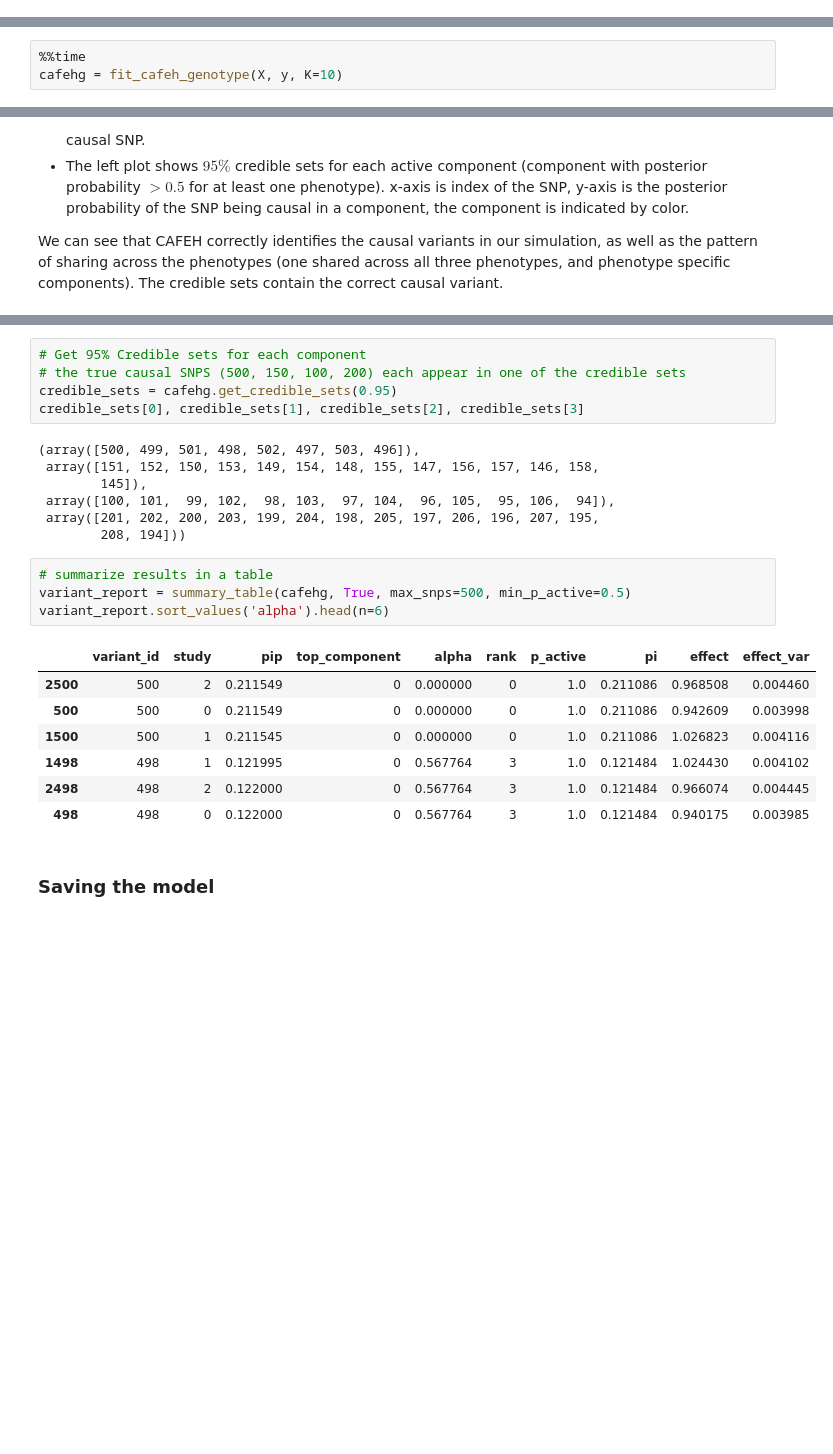
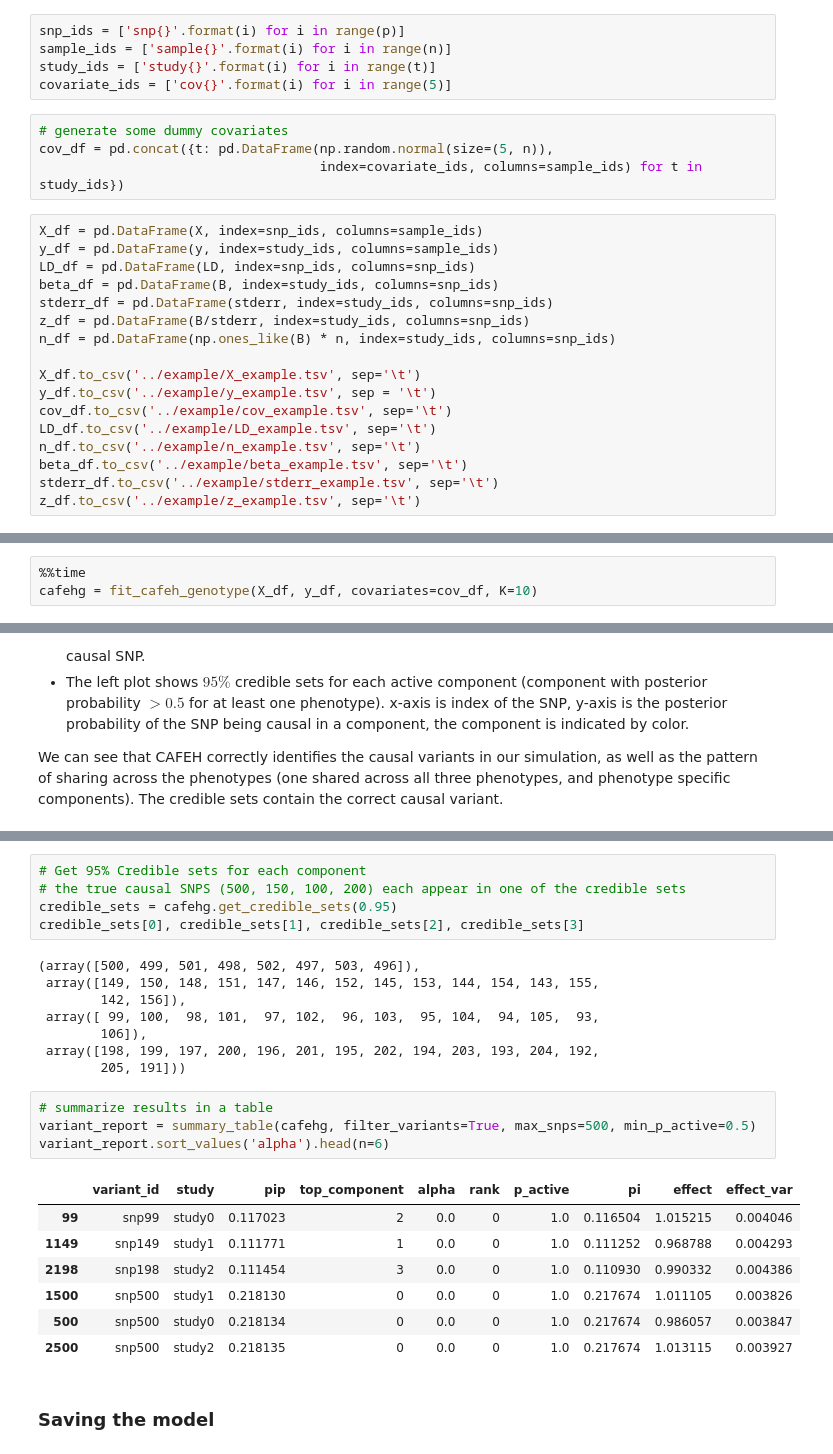
Before and after one commit to karltayeb/cafeh, a Jupyter notebook: notebooks/CAFEH_demo.ipynb, the cells around one changed output, grey strips where cells are left out. Saved outputs shown, nothing was run; the diff lists cells and outputs as text; blank space fills up the shorter version.

```diff
--- a/notebooks/CAFEH_demo.ipynb
+++ b/notebooks/CAFEH_demo.ipynb
@@ -59,3 +61,29 @@ Text(0.5, 1.0, 'Simulation LD Matrix')
+# %%
+snp_ids = ['snp{}'.format(i) for i in range(p)]
+sample_ids = ['sample{}'.format(i) for i in range(n)]
+study_ids = ['study{}'.format(i) for i in range(t)]
+covariate_ids = ['cov{}'.format(i) for i in range(5)]
+# %%
+# generate some dummy covariates
+cov_df = pd.concat({t: pd.DataFrame(np.random.normal(size=(5, n)),
+                                    index=covariate_ids, columns=sample_ids) for t in study_ids})
+# %%
+X_df = pd.DataFrame(X, index=snp_ids, columns=sample_ids)
+y_df = pd.DataFrame(y, index=study_ids, columns=sample_ids)
+LD_df = pd.DataFrame(LD, index=snp_ids, columns=snp_ids)
+beta_df = pd.DataFrame(B, index=study_ids, columns=snp_ids)
+stderr_df = pd.DataFrame(stderr, index=study_ids, columns=snp_ids)
+z_df = pd.DataFrame(B/stderr, index=study_ids, columns=snp_ids)
+n_df = pd.DataFrame(np.ones_like(B) * n, index=study_ids, columns=snp_ids)
+
+X_df.to_csv('../example/X_example.tsv', sep='\t')
+y_df.to_csv('../example/y_example.tsv', sep = '\t')
+cov_df.to_csv('../example/cov_example.tsv', sep='\t')
+LD_df.to_csv('../example/LD_example.tsv', sep='\t')
+n_df.to_csv('../example/n_example.tsv', sep='\t')
+beta_df.to_csv('../example/beta_example.tsv', sep='\t')
+stderr_df.to_csv('../example/stderr_example.tsv', sep='\t')
+z_df.to_csv('../example/z_example.tsv', sep='\t')
 # %% [markdown]
 ## Fitting CAFEH
 
@@ -93,5 +121,5 @@ In the `fit_` routines we fit the model using `weight_ard_active_fit_procedure`.
 3. Fit all parameters in the model
 # %%
 %%time
-cafehg = fit_cafeh_genotype(X, y, K=10)
+cafehg = fit_cafeh_genotype(X_df, y_df, covariates=cov_df, K=10)
 # %% [output]
@@ -133,23 +152,24 @@ credible_sets = cafehg.get_credible_sets(0.95)
 credible_sets[0], credible_sets[1], credible_sets[2], credible_sets[3]
 # %% [output]
 (array([500, 499, 501, 498, 502, 497, 503, 496]),
- array([151, 152, 150, 153, 149, 154, 148, 155, 147, 156, 157, 146, 158,
-        145]),
- array([100, 101,  99, 102,  98, 103,  97, 104,  96, 105,  95, 106,  94]),
- array([201, 202, 200, 203, 199, 204, 198, 205, 197, 206, 196, 207, 195,
-        208, 194]))
+ array([149, 150, 148, 151, 147, 146, 152, 145, 153, 144, 154, 143, 155,
+        142, 156]),
+ array([ 99, 100,  98, 101,  97, 102,  96, 103,  95, 104,  94, 105,  93,
+        106]),
+ array([198, 199, 197, 200, 196, 201, 195, 202, 194, 203, 193, 204, 192,
+        205, 191]))
 # %%
 # summarize results in a table
-variant_report = summary_table(cafehg, True, max_snps=500, min_p_active=0.5)
+variant_report = summary_table(cafehg, filter_variants=True, max_snps=500, min_p_active=0.5)
 variant_report.sort_values('alpha').head(n=6)
 # %% [output]
 |  | variant_id | study | pip | top_component | alpha | rank | p_active | pi | effect | effect_var |
-| 2500 | 500 | 2 | 0.211549 | 0 | 0.000000 | 0 | 1.0 | 0.211086 | 0.968508 | 0.004460 |
-| 500 | 500 | 0 | 0.211549 | 0 | 0.000000 | 0 | 1.0 | 0.211086 | 0.942609 | 0.003998 |
-| 1500 | 500 | 1 | 0.211545 | 0 | 0.000000 | 0 | 1.0 | 0.211086 | 1.026823 | 0.004116 |
-| 1498 | 498 | 1 | 0.121995 | 0 | 0.567764 | 3 | 1.0 | 0.121484 | 1.024430 | 0.004102 |
-| 2498 | 498 | 2 | 0.122000 | 0 | 0.567764 | 3 | 1.0 | 0.121484 | 0.966074 | 0.004445 |
-| 498 | 498 | 0 | 0.122000 | 0 | 0.567764 | 3 | 1.0 | 0.121484 | 0.940175 | 0.003985 |
+| 99 | snp99 | study0 | 0.117023 | 2 | 0.0 | 0 | 1.0 | 0.116504 | 1.015215 | 0.004046 |
+| 1149 | snp149 | study1 | 0.111771 | 1 | 0.0 | 0 | 1.0 | 0.111252 | 0.968788 | 0.004293 |
+| 2198 | snp198 | study2 | 0.111454 | 3 | 0.0 | 0 | 1.0 | 0.110930 | 0.990332 | 0.004386 |
+| 1500 | snp500 | study1 | 0.218130 | 0 | 0.0 | 0 | 1.0 | 0.217674 | 1.011105 | 0.003826 |
+| 500 | snp500 | study0 | 0.218134 | 0 | 0.0 | 0 | 1.0 | 0.217674 | 0.986057 | 0.003847 |
+| 2500 | snp500 | study2 | 0.218135 | 0 | 0.0 | 0 | 1.0 | 0.217674 | 1.013115 | 0.003927 |
 # %% [markdown]
 ### Saving the model
 # %%
```
Also changed, not shown: parts of 19 cells of this notebook, 1 other file.
